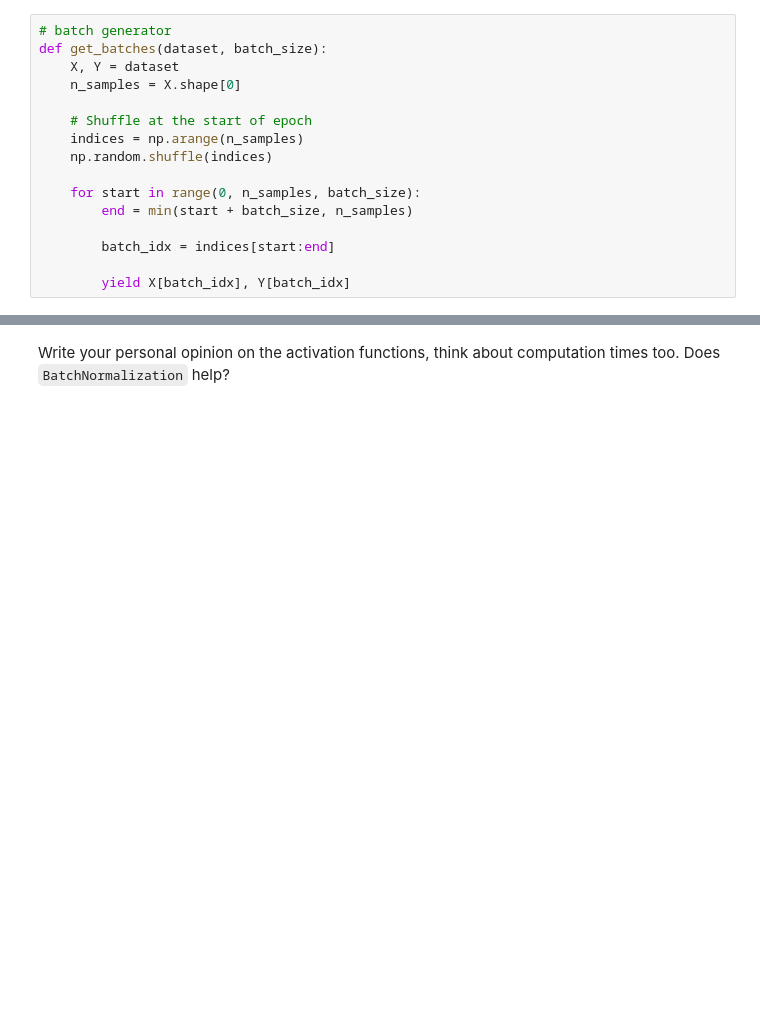
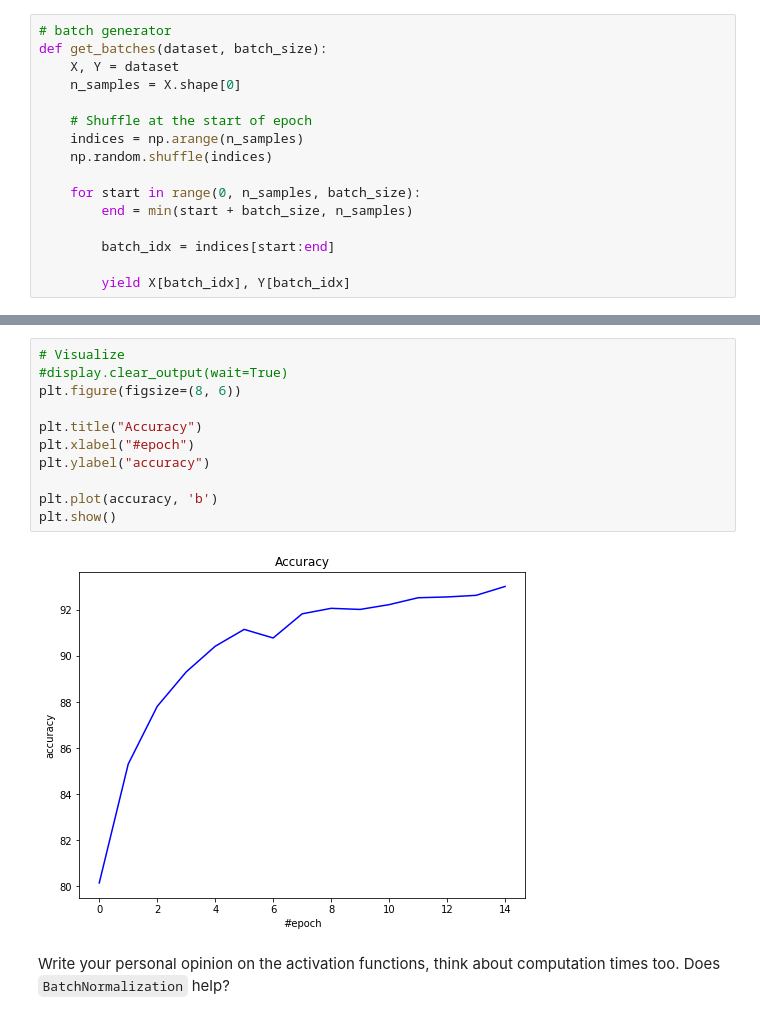
Before and after one commit to VeronikaRevjakina/NeuralNetwork_MNIST_Template, a Jupyter notebook: homework_main.ipynb, the cells around one changed output, grey strips where cells are left out. Drawn from its saved outputs; the diff is of its cells as text; blank space fills up the shorter version.

```diff
--- a/homework_main.ipynb
+++ b/homework_main.ipynb
@@ -336,3 +359,16 @@ Current test accuracy: 95.290000
+# %%
+# Visualize
+#display.clear_output(wait=True)
+plt.figure(figsize=(8, 6))
+
+plt.title("Accuracy")
+plt.xlabel("#epoch")
+plt.ylabel("accuracy")
+
+plt.plot(accuracy, 'b')
+plt.show()
+# %% [output]
+[figure, added]
 # %% [markdown]
 Write your personal opinion on the activation functions, think about computation times too. Does `BatchNormalization` help?
 # %%
```
Also changed, not shown: parts of 6 cells of this notebook.
